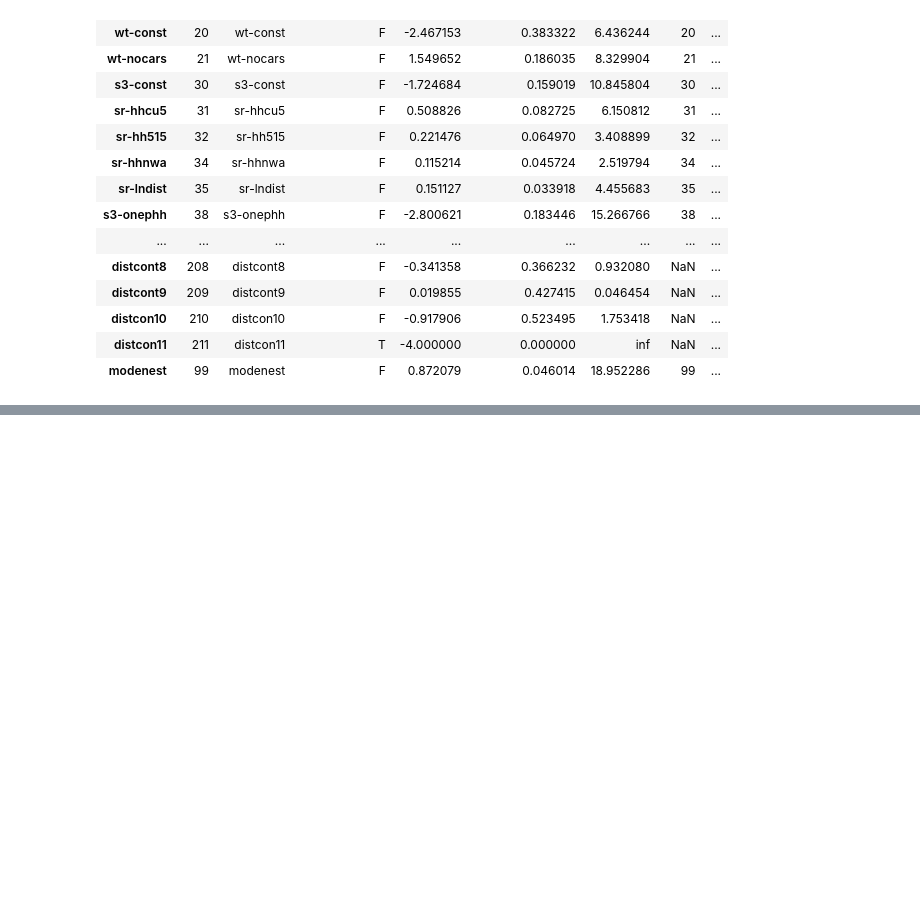
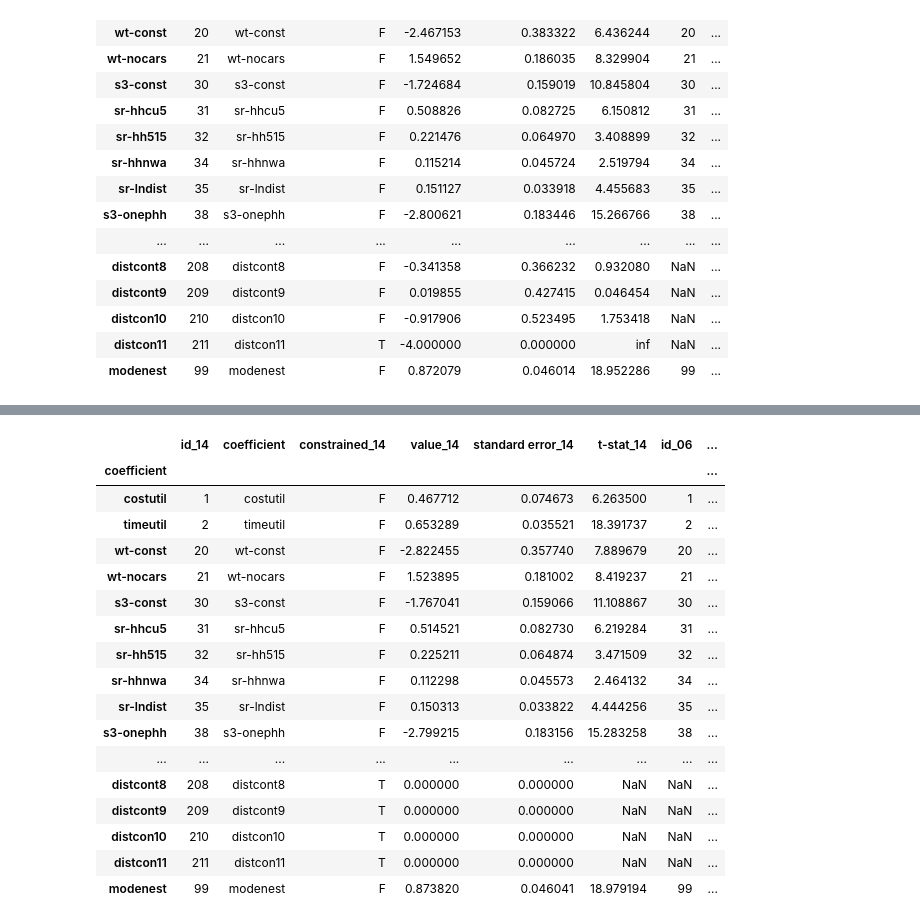
Before and after one commit to psrc/travel-modeling, a Jupyter notebook: estimation/other-home-based-tour-mode.ipynb, the cells around one changed output, grey strips where cells are left out. Cells and saved outputs as stored; diff of their text form; code cells hidden in the pictures; blank space fills up the shorter version.

```diff
--- a/estimation/other-home-based-tour-mode.ipynb
+++ b/estimation/other-home-based-tour-mode.ipynb
@@ -59,0 +77,21 @@ df
+# %%
+df
+# %% [output]
+|  | id_14 | coefficient | constrained_14 | value_14 | standard error_14 | t-stat_14 | id_06 | ... |
+| coefficient |  |  |  |  |  |  |  | ... |
+| costutil | 1 | costutil | F | 0.467712 | 0.074673 | 6.263500 | 1 | ... |
+| timeutil | 2 | timeutil | F | 0.653289 | 0.035521 | 18.391737 | 2 | ... |
+| wt-const | 20 | wt-const | F | -2.822455 | 0.357740 | 7.889679 | 20 | ... |
+| wt-nocars | 21 | wt-nocars | F | 1.523895 | 0.181002 | 8.419237 | 21 | ... |
+| s3-const | 30 | s3-const | F | -1.767041 | 0.159066 | 11.108867 | 30 | ... |
+| sr-hhcu5 | 31 | sr-hhcu5 | F | 0.514521 | 0.082730 | 6.219284 | 31 | ... |
+| sr-hh515 | 32 | sr-hh515 | F | 0.225211 | 0.064874 | 3.471509 | 32 | ... |
+| sr-hhnwa | 34 | sr-hhnwa | F | 0.112298 | 0.045573 | 2.464132 | 34 | ... |
+| sr-lndist | 35 | sr-lndist | F | 0.150313 | 0.033822 | 4.444256 | 35 | ... |
+| s3-onephh | 38 | s3-onephh | F | -2.799215 | 0.183156 | 15.283258 | 38 | ... |
+| ... | ... | ... | ... | ... | ... | ... | ... | ... |
+| distcont8 | 208 | distcont8 | T | 0.000000 | 0.000000 | NaN | NaN | ... |
+| distcont9 | 209 | distcont9 | T | 0.000000 | 0.000000 | NaN | NaN | ... |
+| distcon10 | 210 | distcon10 | T | 0.000000 | 0.000000 | NaN | NaN | ... |
+| distcon11 | 211 | distcon11 | T | 0.000000 | 0.000000 | NaN | NaN | ... |
+| modenest | 99 | modenest | F | 0.873820 | 0.046041 | 18.979194 | 99 | ... |
```
Also changed, not shown: parts of 2 cells of this notebook.
